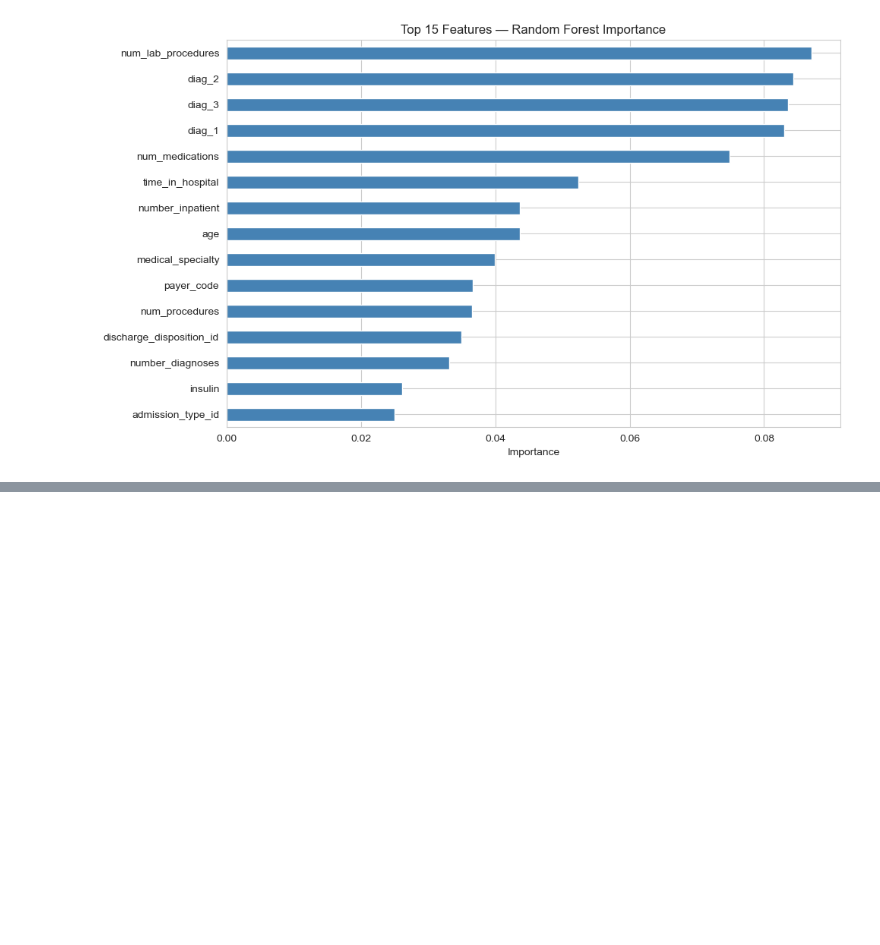
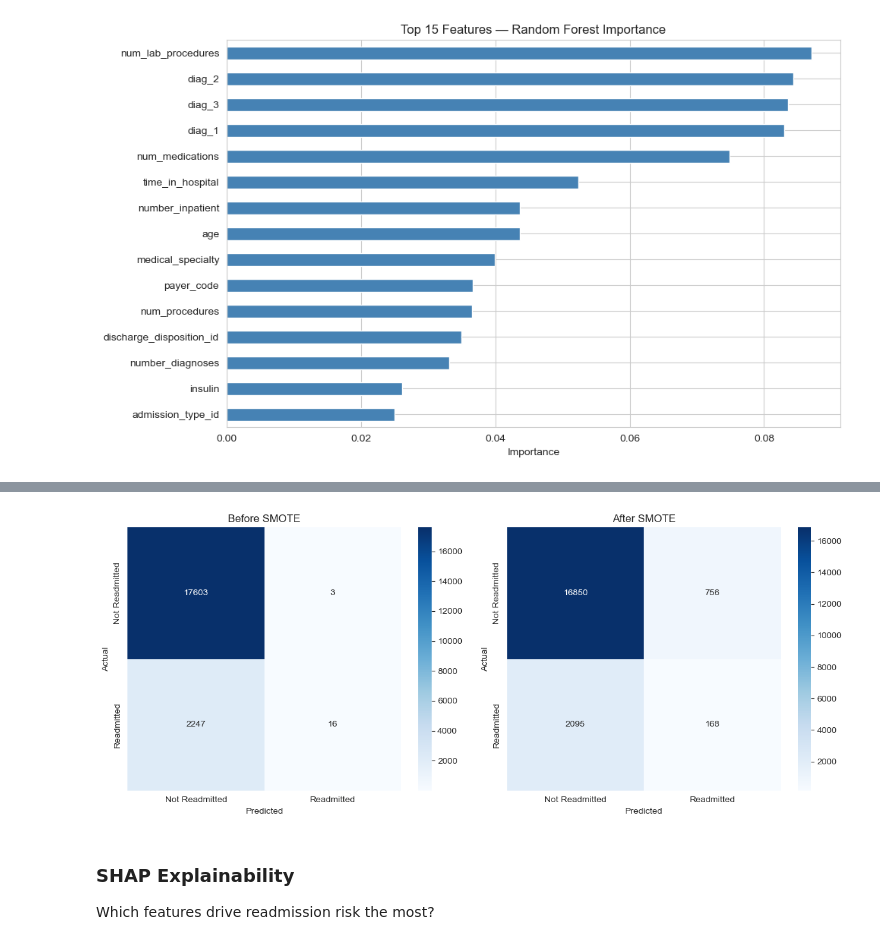
Before and after one commit to ZAKXIES2006/Readmission-Risk-Predictor, a Jupyter notebook: Hospital_Readmission_Predictor.ipynb, the cells around one changed output, grey strips where cells are left out. Drawn from its saved outputs; the diff is of its cells as text; code cells hidden in the pictures; blank space fills up the shorter version.

Commit message:
added SHAP explainability and SMOTE class balancing

```diff
--- a/Hospital_Readmission_Predictor.ipynb
+++ b/Hospital_Readmission_Predictor.ipynb
@@ -554,0 +563,9 @@ plt.show()
+# %%
+from imblearn.over_sampling import SMOTE
+
+# Apply SMOTE to oversample the minority class
+smote = SMOTE(random_state=42)
+X_train_bal, y_train_bal = smote.fit_resample(X_train, y_train)
+
+print(f'Before SMOTE: {y_train.value_counts().to_dict()}')
+print(f'After SMOTE:  {y_train_bal.value_counts().to_dict()}')
@@ -554,0 +575,11 @@ plt.show()
+# %%
+# Retrain Random Forest on balanced data
+rf_bal = RandomForestClassifier(n_estimators=200, random_state=42, n_jobs=-1)
+rf_bal.fit(X_train_bal, y_train_bal)
+
+y_pred_bal = rf_bal.predict(X_test)
+y_prob_bal = rf_bal.predict_proba(X_test)[:, 1]
+
+print('Random Forest (Balanced) Results:')
+print(classification_report(y_test, y_pred_bal))
+print(f'ROC-AUC: {round(roc_auc_score(y_test, y_prob_bal), 3)}')
@@ -554,0 +598,20 @@ plt.show()
+# %%
+# Compare confusion matrices: before vs after balancing
+fig, axes = plt.subplots(1, 2, figsize=(12, 5))
+
+for ax, y_pred, title in zip(axes, [y_pred_rf, y_pred_bal], ['Before SMOTE', 'After SMOTE']):
+    cm = confusion_matrix(y_test, y_pred)
+    sns.heatmap(cm, annot=True, fmt='d', cmap='Blues', ax=ax,
+                xticklabels=['Not Readmitted', 'Readmitted'],
+                yticklabels=['Not Readmitted', 'Readmitted'])
+    ax.set_title(title)
+    ax.set_xlabel('Predicted')
+    ax.set_ylabel('Actual')
+
+plt.tight_layout()
+plt.show()
+# %% [output]
+[figure, added]
+# %% [markdown]
+### SHAP Explainability
+Which features drive readmission risk the most?
```
Also changed, not shown: parts of 13 cells of this notebook.
